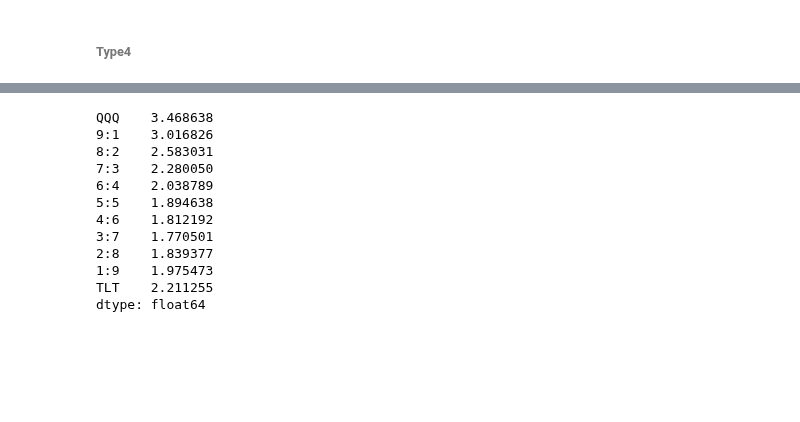
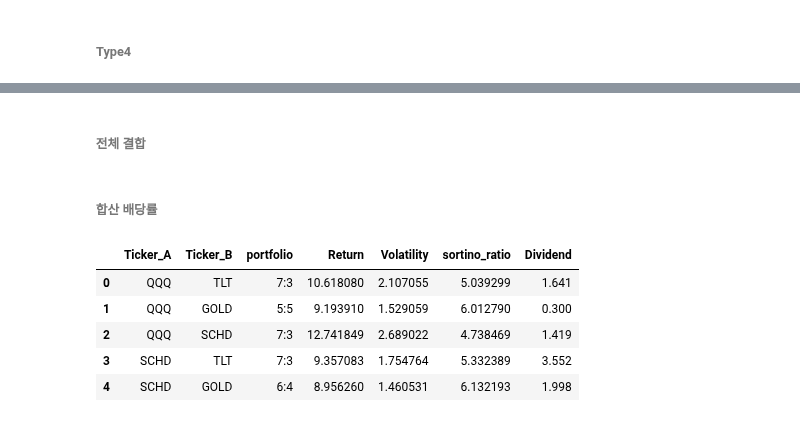
Before and after one commit to sdjhs0327/ws_fn, a Jupyter notebook: strategy/99_03_Report_pension.ipynb, the cells around one changed output, grey strips where cells are left out. Drawn from its saved outputs; the diff is of its cells as text; code cells hidden in the pictures; blank space fills up the shorter version.

```diff
--- a/strategy/99_03_Report_pension.ipynb
+++ b/strategy/99_03_Report_pension.ipynb
@@ -468,15 +738,2 @@ sort_df_type2 = pd.DataFrame([return_df.mean(), ddr_df.mean()], index=['Return',
-# %%
-ddr_df.mean()
-# %% [output]
-QQQ    3.468638
-9:1    3.016826
-8:2    2.583031
-7:3    2.280050
-6:4    2.038789
-5:5    1.894638
-4:6    1.812192
-3:7    1.770501
-2:8    1.839377
-1:9    1.975473
-TLT    2.211255
-dtype: float64
+# %% [markdown]
+###### 전체 결합
@@ -482,0 +786,2 @@ dtype: float64
+# %%
+short_term_score=short_term_score.reset_index(drop=True)
@@ -482,0 +793,24 @@ dtype: float64
+# %% [markdown]
+###### 합산 배당률
+# %%
+div_dict = {"QQQ":0.60, "TLT":4.07, "SCHD":3.33, "GOLD":0}
+# %%
+def _func(df):
+    _ls = []
+    for i in range(len(df)):
+        _div = div_dict[df['Ticker_A'][i]]*int(df['portfolio'][i].split(':')[0])*.1 + div_dict[df['Ticker_B'][i]]*int(df['portfolio'][i].split(':')[1])*.1
+        _ls.append(_div)
+    return _ls
+# %%
+short_term_score['Dividend'] = _func(short_term_score)
+mid_term_score['Dividend'] = _func(mid_term_score)
+long_term_score['Dividend'] = _func(long_term_score)
+# %%
+short_term_score
+# %% [output]
+|  | Ticker_A | Ticker_B | portfolio | Return | Volatility | sortino_ratio | Dividend |
+| 0 | QQQ | TLT | 7:3 | 10.618080 | 2.107055 | 5.039299 | 1.641 |
+| 1 | QQQ | GOLD | 5:5 | 9.193910 | 1.529059 | 6.012790 | 0.300 |
+| 2 | QQQ | SCHD | 7:3 | 12.741849 | 2.689022 | 4.738469 | 1.419 |
+| 3 | SCHD | TLT | 7:3 | 9.357083 | 1.754764 | 5.332389 | 3.552 |
+| 4 | SCHD | GOLD | 6:4 | 8.956260 | 1.460531 | 6.132193 | 1.998 |
```
Also changed, not shown: parts of 65 cells of this notebook.
